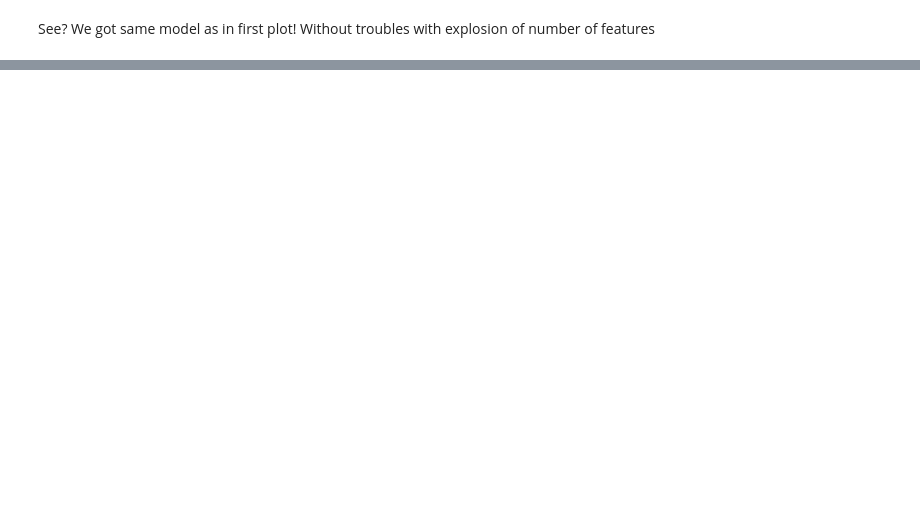
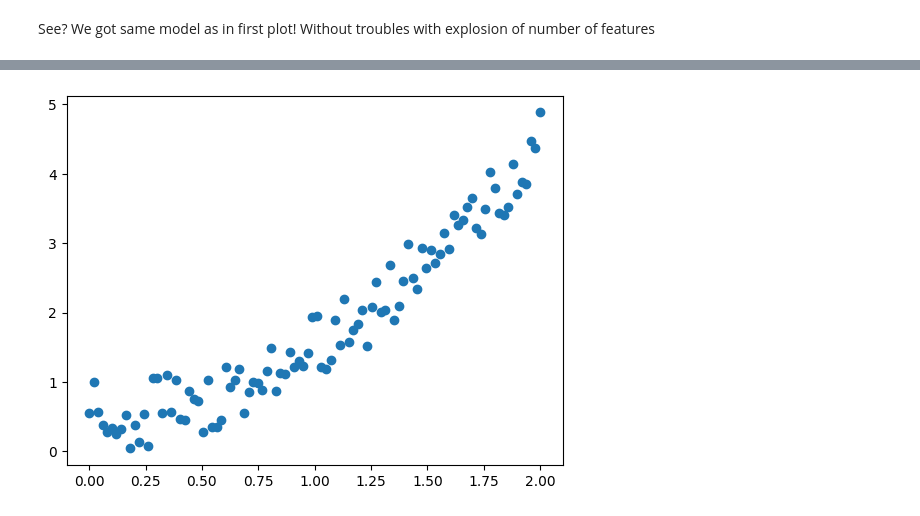
Before and after one commit to yeghor/Learning-Machine-Learning, a Jupyter notebook: jupyter_notes/4-SVM.ipynb, the cells around one changed output, grey strips where cells are left out. Drawn from its saved outputs; the diff is of its cells as text; code cells hidden in the pictures; blank space fills up the shorter version.

```diff
--- a/jupyter_notes/4-SVM.ipynb
+++ b/jupyter_notes/4-SVM.ipynb
@@ -141,0 +175,7 @@ See? We got same model as in first plot! Without troubles with explosion of numb
+# %%
+X_poly = 2 * np.linspace(0, 1, 100)[:, np.newaxis]
+y_poly = X_poly ** 2 + np.random.rand(100, 1)
+
+plot_lin_reg_dataset(X_poly, y_poly)
+# %% [output]
+[figure, added]
```
Also changed, not shown: parts of 9 cells of this notebook, 1 other file.
